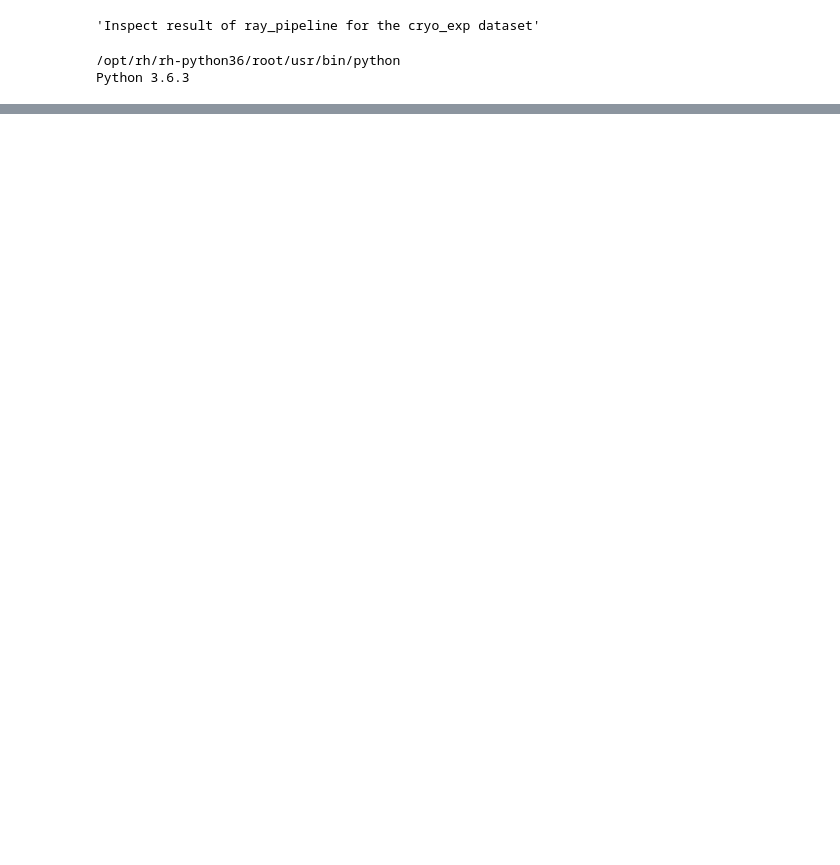
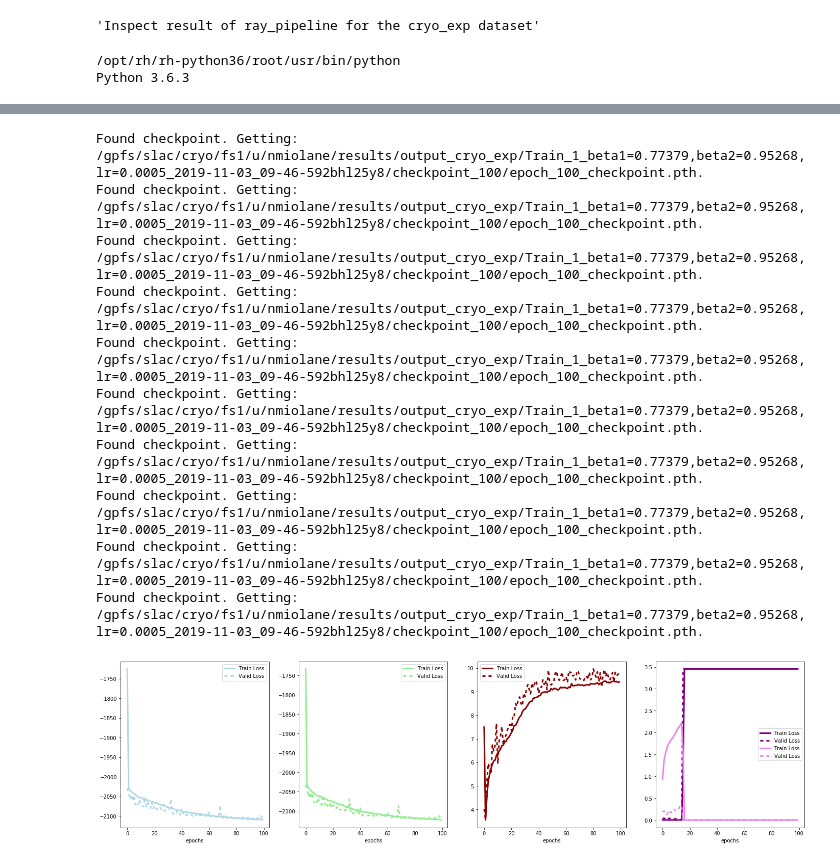
Before and after one commit to battyone/notebooks-1, a Jupyter notebook: inspect_cryo_exp_ray.ipynb, the cells around one changed output, grey strips where cells are left out. Saved outputs shown, nothing was run; the diff lists cells and outputs as text; code cells hidden in the pictures; blank space fills up the shorter version.

```diff
--- a/inspect_cryo_exp_ray.ipynb
+++ b/inspect_cryo_exp_ray.ipynb
@@ -565,0 +31,12 @@ Found checkpoint. Getting: /home/nina/ray_results/Train/Train_8_inner_dim=256,la
+# %%
+CUDA = torch.cuda.is_available()
+DEVICE = torch.device("cuda" if CUDA else "cpu")
+
+MAIN_DIR = '/gpfs/slac/cryo/fs1/u/nmiolane/results/output_cryo_exp'
+# %%
+analysis_path = os.path.join(MAIN_DIR)
+analysis = Analysis(analysis_path)
+
+best_logdir = analysis.get_best_logdir(metric="average_loss", mode='min')
+print("Best logdir is", best_logdir)
+OUTPUT = best_logdir
@@ -565,0 +95,14 @@ Found checkpoint. Getting: /home/nina/ray_results/Train/Train_8_inner_dim=256,la
+# %%
+vis.plot_losses(OUTPUT)
+# %% [output]
+Found checkpoint. Getting: /gpfs/slac/cryo/fs1/u/nmiolane/results/output_cryo_exp/Train_1_beta1=0.77379,beta2=0.95268,lr=0.0005_2019-11-03_09-46-592bhl25y8/checkpoint_100/epoch_100_checkpoint.pth.
+Found checkpoint. Getting: /gpfs/slac/cryo/fs1/u/nmiolane/results/output_cryo_exp/Train_1_beta1=0.77379,beta2=0.95268,lr=0.0005_2019-11-03_09-46-592bhl25y8/checkpoint_100/epoch_100_checkpoint.pth.
+Found checkpoint. Getting: /gpfs/slac/cryo/fs1/u/nmiolane/results/output_cryo_exp/Train_1_beta1=0.77379,beta2=0.95268,lr=0.0005_2019-11-03_09-46-592bhl25y8/checkpoint_100/epoch_100_checkpoint.pth.
+Found checkpoint. Getting: /gpfs/slac/cryo/fs1/u/nmiolane/results/output_cryo_exp/Train_1_beta1=0.77379,beta2=0.95268,lr=0.0005_2019-11-03_09-46-592bhl25y8/checkpoint_100/epoch_100_checkpoint.pth.
+Found checkpoint. Getting: /gpfs/slac/cryo/fs1/u/nmiolane/results/output_cryo_exp/Train_1_beta1=0.77379,beta2=0.95268,lr=0.0005_2019-11-03_09-46-592bhl25y8/checkpoint_100/epoch_100_checkpoint.pth.
+Found checkpoint. Getting: /gpfs/slac/cryo/fs1/u/nmiolane/results/output_cryo_exp/Train_1_beta1=0.77379,beta2=0.95268,lr=0.0005_2019-11-03_09-46-592bhl25y8/checkpoint_100/epoch_100_checkpoint.pth.
+Found checkpoint. Getting: /gpfs/slac/cryo/fs1/u/nmiolane/results/output_cryo_exp/Train_1_beta1=0.77379,beta2=0.95268,lr=0.0005_2019-11-03_09-46-592bhl25y8/checkpoint_100/epoch_100_checkpoint.pth.
+Found checkpoint. Getting: /gpfs/slac/cryo/fs1/u/nmiolane/results/output_cryo_exp/Train_1_beta1=0.77379,beta2=0.95268,lr=0.0005_2019-11-03_09-46-592bhl25y8/checkpoint_100/epoch_100_checkpoint.pth.
+Found checkpoint. Getting: /gpfs/slac/cryo/fs1/u/nmiolane/results/output_cryo_exp/Train_1_beta1=0.77379,beta2=0.95268,lr=0.0005_2019-11-03_09-46-592bhl25y8/checkpoint_100/epoch_100_checkpoint.pth.
+Found checkpoint. Getting: /gpfs/slac/cryo/fs1/u/nmiolane/results/output_cryo_exp/Train_1_beta1=0.77379,beta2=0.95268,lr=0.0005_2019-11-03_09-46-592bhl25y8/checkpoint_100/epoch_100_checkpoint.pth.
+[figure, added]
```
Also changed, not shown: parts of 47 cells of this notebook, 1 other file.
